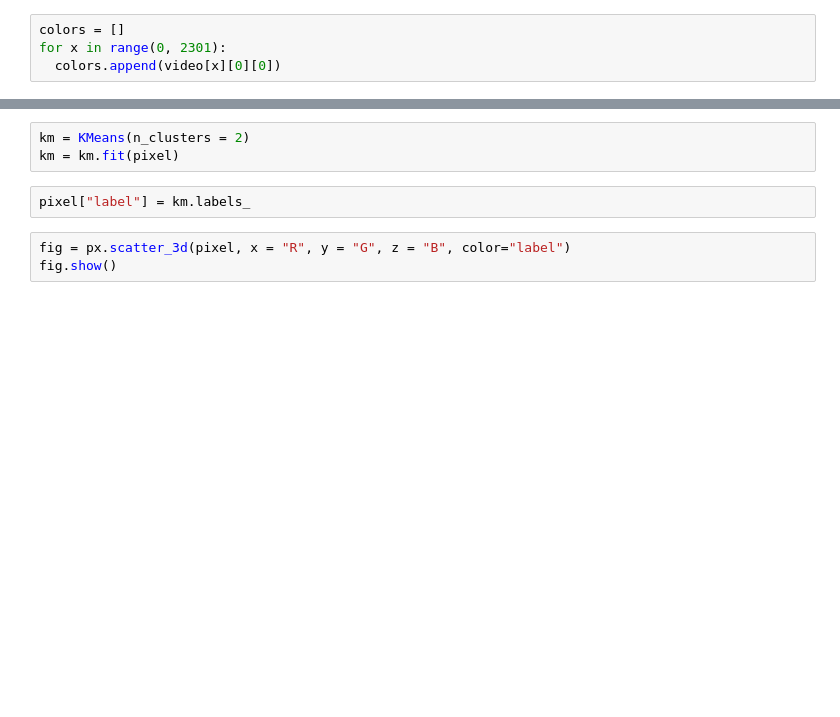
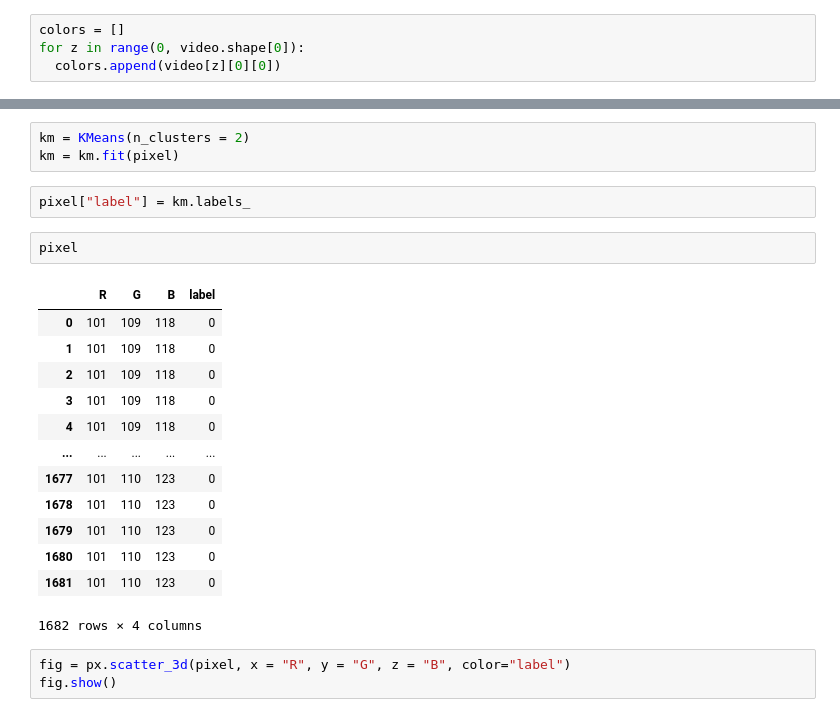
Before and after one commit to fescobar96/Video-Background-Removal, a Jupyter notebook: Video_Background_Removal.ipynb, the cells around one changed output, grey strips where cells are left out. Cells and saved outputs as stored; diff of their text form; blank space fills up the shorter version.

Commit message:
Add trimmed video

```diff
--- a/Video_Background_Removal.ipynb
+++ b/Video_Background_Removal.ipynb
@@ -41,7 +18,7 @@ array([[[1, 1, 1],
 # %%
 colors = []
-for x in range(0, 2301):
-  colors.append(video[x][0][0])
+for z in range(0, video.shape[0]):
+  colors.append(video[z][0][0])
 # %%
 pixel = pd.DataFrame(colors, columns=["R","G","B"])
 # %%
@@ -49,6 +26,22 @@ km = KMeans(n_clusters = 2)
 km = km.fit(pixel)
 # %%
 pixel["label"] = km.labels_
+# %%
+pixel
+# %% [output]
+|  | R | G | B | label |
+| 0 | 101 | 109 | 118 | 0 |
+| 1 | 101 | 109 | 118 | 0 |
+| 2 | 101 | 109 | 118 | 0 |
+| 3 | 101 | 109 | 118 | 0 |
+| 4 | 101 | 109 | 118 | 0 |
+| ... | ... | ... | ... | ... |
+| 1677 | 101 | 110 | 123 | 0 |
+| 1678 | 101 | 110 | 123 | 0 |
+| 1679 | 101 | 110 | 123 | 0 |
+| 1680 | 101 | 110 | 123 | 0 |
+| 1681 | 101 | 110 | 123 | 0 |
+1682 rows × 4 columns
 # %%
 fig = px.scatter_3d(pixel, x = "R", y = "G", z = "B", color="label")
 fig.show()
```
Also changed, not shown: parts of 3 cells of this notebook.
